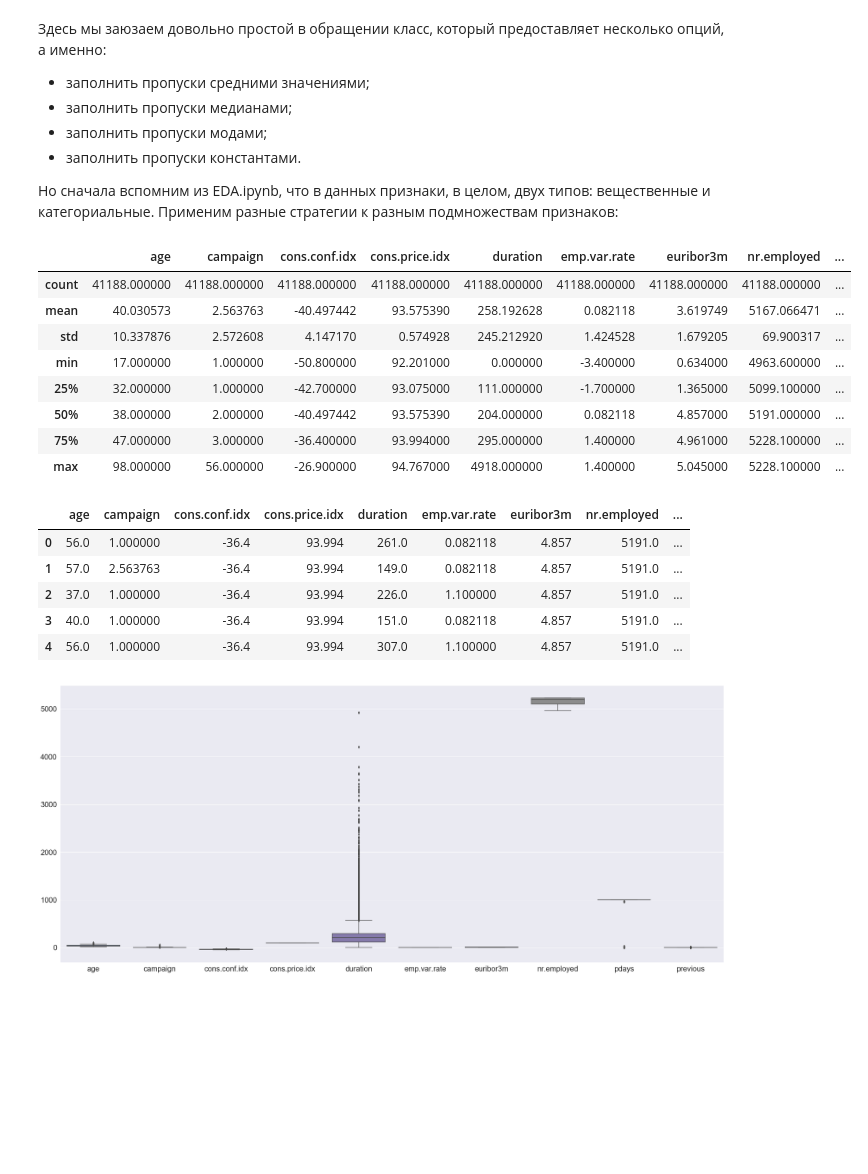
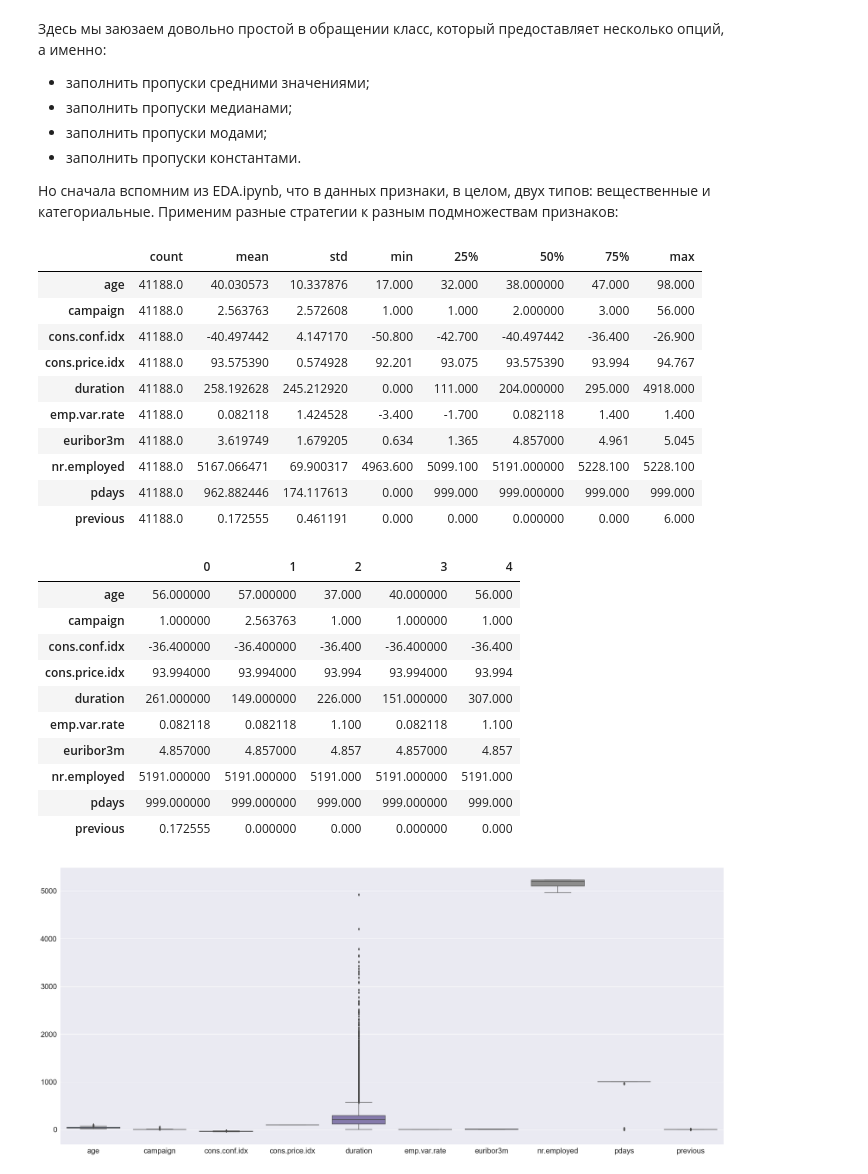
Before and after one commit to IooHooI/DATA_PREPARATION, a Jupyter notebook: notebooks/FEATURE_PROCESSING.ipynb, the cells around one changed output. Cells and saved outputs as stored; diff of their text form; code cells hidden in the pictures; blank space fills up the shorter version.

```diff
--- a/notebooks/FEATURE_PROCESSING.ipynb
+++ b/notebooks/FEATURE_PROCESSING.ipynb
@@ -263,26 +263,33 @@ numericals_with_mean_imputed = pd.DataFrame(
     columns=numerical_features
 )
 # %%
-numericals_with_mean_imputed.describe()
+numericals_with_mean_imputed.describe().T
 # %% [output]
-|  | age | campaign | cons.conf.idx | cons.price.idx | duration | emp.var.rate | euribor3m | nr.employed | ... |
-| count | 41188.000000 | 41188.000000 | 41188.000000 | 41188.000000 | 41188.000000 | 41188.000000 | 41188.000000 | 41188.000000 | ... |
-| mean | 40.030573 | 2.563763 | -40.497442 | 93.575390 | 258.192628 | 0.082118 | 3.619749 | 5167.066471 | ... |
-| std | 10.337876 | 2.572608 | 4.147170 | 0.574928 | 245.212920 | 1.424528 | 1.679205 | 69.900317 | ... |
-| min | 17.000000 | 1.000000 | -50.800000 | 92.201000 | 0.000000 | -3.400000 | 0.634000 | 4963.600000 | ... |
-| 25% | 32.000000 | 1.000000 | -42.700000 | 93.075000 | 111.000000 | -1.700000 | 1.365000 | 5099.100000 | ... |
-| 50% | 38.000000 | 2.000000 | -40.497442 | 93.575390 | 204.000000 | 0.082118 | 4.857000 | 5191.000000 | ... |
-| 75% | 47.000000 | 3.000000 | -36.400000 | 93.994000 | 295.000000 | 1.400000 | 4.961000 | 5228.100000 | ... |
-| max | 98.000000 | 56.000000 | -26.900000 | 94.767000 | 4918.000000 | 1.400000 | 5.045000 | 5228.100000 | ... |
+|  | count | mean | std | min | 25% | 50% | 75% | max |
+| age | 41188.0 | 40.030573 | 10.337876 | 17.000 | 32.000 | 38.000000 | 47.000 | 98.000 |
+| campaign | 41188.0 | 2.563763 | 2.572608 | 1.000 | 1.000 | 2.000000 | 3.000 | 56.000 |
+| cons.conf.idx | 41188.0 | -40.497442 | 4.147170 | -50.800 | -42.700 | -40.497442 | -36.400 | -26.900 |
+| cons.price.idx | 41188.0 | 93.575390 | 0.574928 | 92.201 | 93.075 | 93.575390 | 93.994 | 94.767 |
+| duration | 41188.0 | 258.192628 | 245.212920 | 0.000 | 111.000 | 204.000000 | 295.000 | 4918.000 |
+| emp.var.rate | 41188.0 | 0.082118 | 1.424528 | -3.400 | -1.700 | 0.082118 | 1.400 | 1.400 |
+| euribor3m | 41188.0 | 3.619749 | 1.679205 | 0.634 | 1.365 | 4.857000 | 4.961 | 5.045 |
+| nr.employed | 41188.0 | 5167.066471 | 69.900317 | 4963.600 | 5099.100 | 5191.000000 | 5228.100 | 5228.100 |
+| pdays | 41188.0 | 962.882446 | 174.117613 | 0.000 | 999.000 | 999.000000 | 999.000 | 999.000 |
+| previous | 41188.0 | 0.172555 | 0.461191 | 0.000 | 0.000 | 0.000000 | 0.000 | 6.000 |
 # %%
-numericals_with_mean_imputed.head()
+numericals_with_mean_imputed.head().T
 # %% [output]
-|  | age | campaign | cons.conf.idx | cons.price.idx | duration | emp.var.rate | euribor3m | nr.employed | ... |
-| 0 | 56.0 | 1.000000 | -36.4 | 93.994 | 261.0 | 0.082118 | 4.857 | 5191.0 | ... |
-| 1 | 57.0 | 2.563763 | -36.4 | 93.994 | 149.0 | 0.082118 | 4.857 | 5191.0 | ... |
-| 2 | 37.0 | 1.000000 | -36.4 | 93.994 | 226.0 | 1.100000 | 4.857 | 5191.0 | ... |
-| 3 | 40.0 | 1.000000 | -36.4 | 93.994 | 151.0 | 0.082118 | 4.857 | 5191.0 | ... |
-| 4 | 56.0 | 1.000000 | -36.4 | 93.994 | 307.0 | 1.100000 | 4.857 | 5191.0 | ... |
+|  | 0 | 1 | 2 | 3 | 4 |
+| age | 56.000000 | 57.000000 | 37.000 | 40.000000 | 56.000 |
+| campaign | 1.000000 | 2.563763 | 1.000 | 1.000000 | 1.000 |
+| cons.conf.idx | -36.400000 | -36.400000 | -36.400 | -36.400000 | -36.400 |
+| cons.price.idx | 93.994000 | 93.994000 | 93.994 | 93.994000 | 93.994 |
+| duration | 261.000000 | 149.000000 | 226.000 | 151.000000 | 307.000 |
+| emp.var.rate | 0.082118 | 0.082118 | 1.100 | 0.082118 | 1.100 |
+| euribor3m | 4.857000 | 4.857000 | 4.857 | 4.857000 | 4.857 |
+| nr.employed | 5191.000000 | 5191.000000 | 5191.000 | 5191.000000 | 5191.000 |
+| pdays | 999.000000 | 999.000000 | 999.000 | 999.000000 | 999.000 |
+| previous | 0.172555 | 0.000000 | 0.000 | 0.000000 | 0.000 |
 # %%
 plt.figure(figsize=(35, 15))
 sns.boxplot(data=numericals_with_mean_imputed)
```
Also changed, not shown: parts of 24 cells of this notebook.
